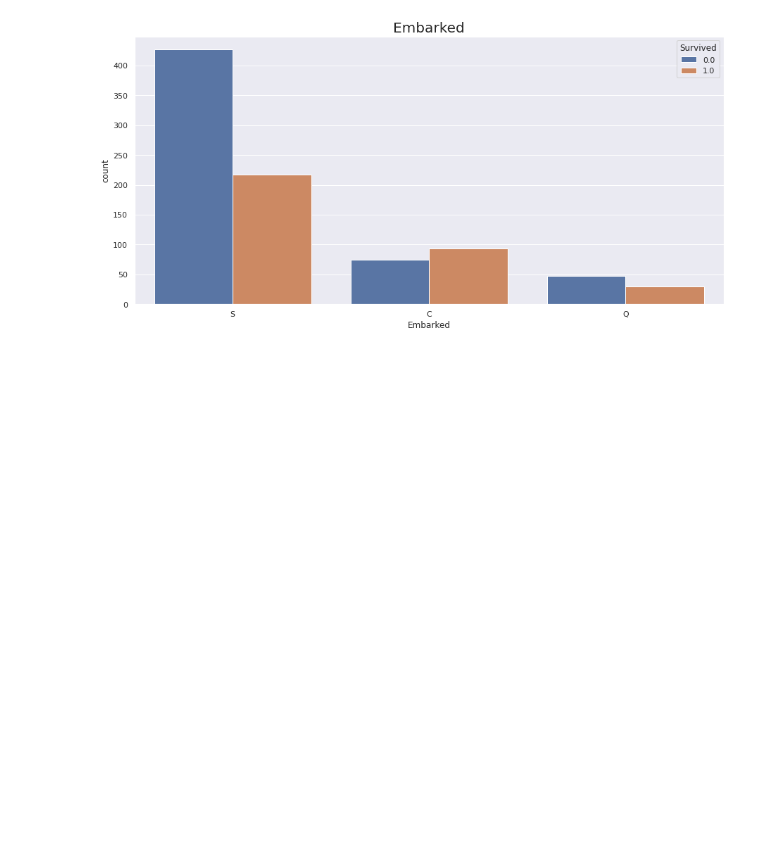
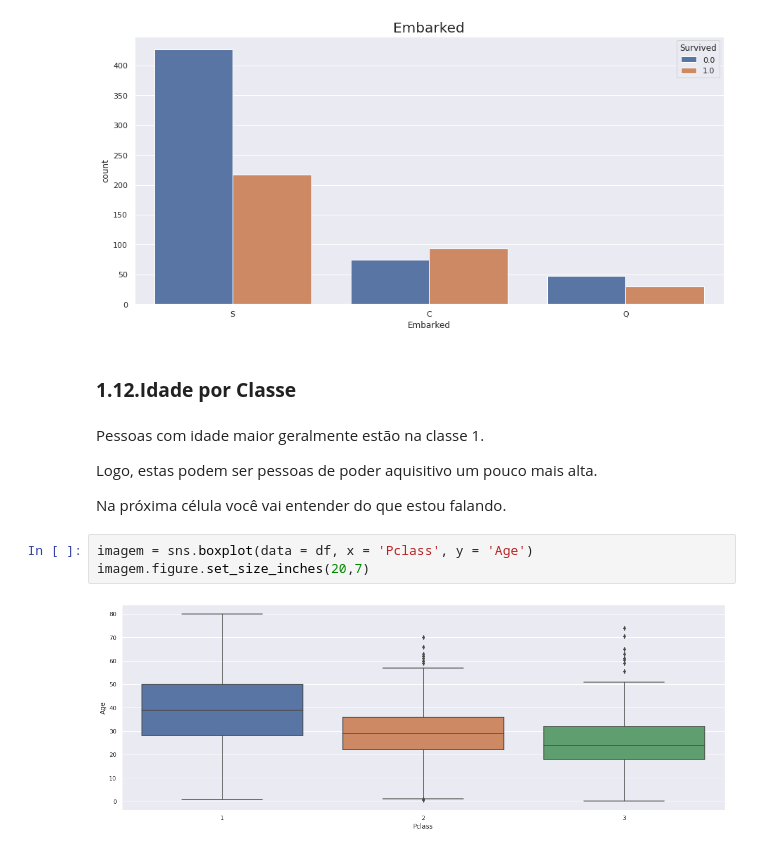
Before and after one commit to j2evaldo/titanic, a Jupyter notebook: titanic_01.ipynb, the cells around one changed output. Saved outputs shown, nothing was run; the diff lists cells and outputs as text; blank space fills up the shorter version.

```diff
--- a/titanic_01.ipynb
+++ b/titanic_01.ipynb
@@ -338,3 +338,16 @@ C    270
 Q    123
 Name: Embarked, dtype: int64
 [figure]
+# %% [markdown]
+### **1.12.Idade por Classe**
+# %% [markdown]
+Pessoas com idade maior geralmente estão na classe 1.
+
+Logo, estas podem ser pessoas de poder aquisitivo um pouco mais alta.
+
+Na próxima célula você vai entender do que estou falando.
+# %%
+imagem = sns.boxplot(data = df, x = 'Pclass', y = 'Age')
+imagem.figure.set_size_inches(20,7)
+# %% [output]
+[figure, added]
```
Also changed, not shown: parts of 4 cells of this notebook.
